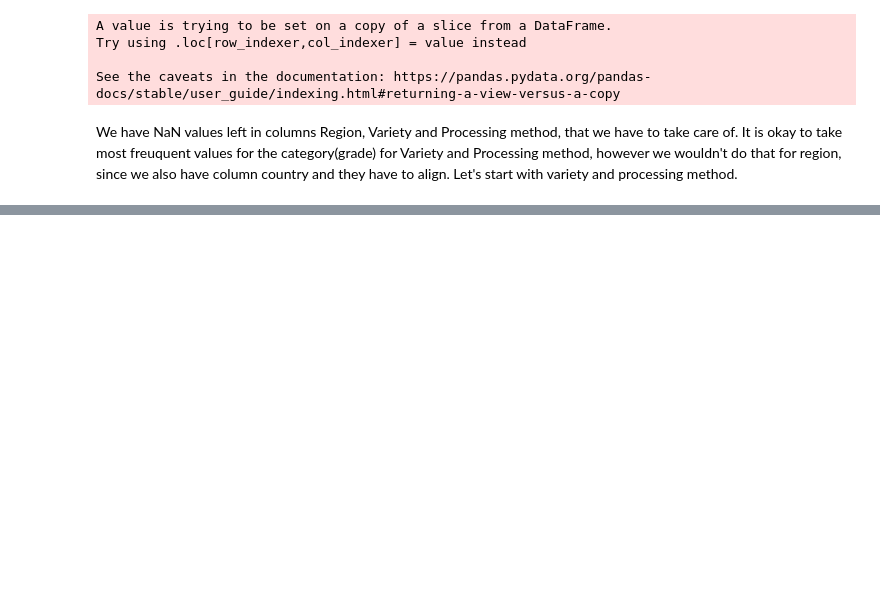
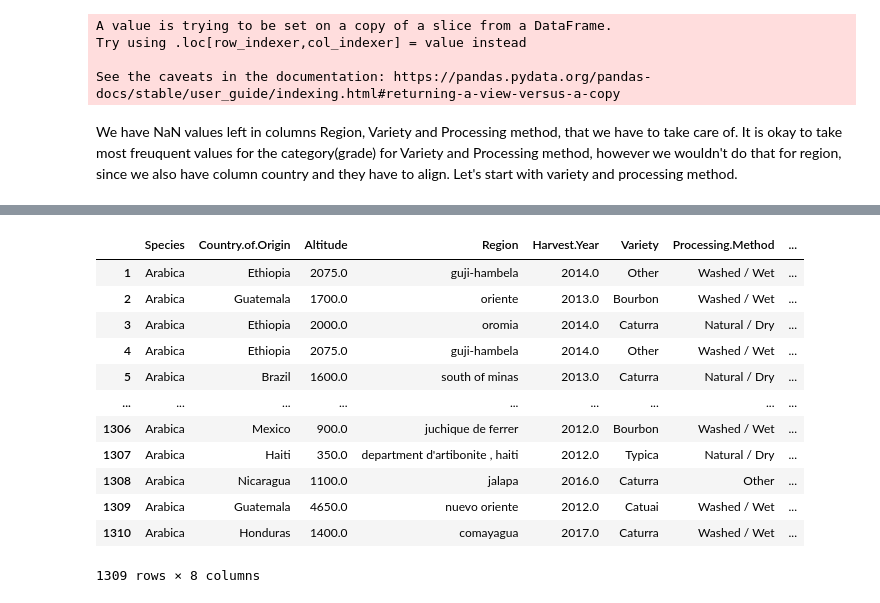
Before and after one commit to MariaEgrv/coffee_quality, a Jupyter notebook: coffee_quality.ipynb, the cells around one changed output, grey strips where cells are left out. Saved outputs shown, nothing was run; the diff lists cells and outputs as text; code cells hidden in the pictures; blank space fills up the shorter version.

```diff
--- a/coffee_quality.ipynb
+++ b/coffee_quality.ipynb
@@ -279,11 +266,9 @@ coffee_features_numerical = coffee_df[['Altitude', 'Harvest.Year']]
 for feature in coffee_features_numerical:
     value_for_excellent = coffee_df.groupby("Total.Cup.Points")[feature].median()[0]
     value_for_not_speciality = coffee_df.groupby("Total.Cup.Points")[feature].median()[1]
-    value_for_outstanding = coffee_df.groupby("Total.Cup.Points")[feature].median()[2]
-    value_for_very_good = coffee_df.groupby("Total.Cup.Points")[feature].median()[3]
+    value_for_very_good = coffee_df.groupby("Total.Cup.Points")[feature].median()[2]
     coffee_df.loc[(coffee_df["Total.Cup.Points"] == 'Excellent') & (coffee_df[feature].isnull()), feature] = value_for_excellent
     coffee_df.loc[(coffee_df["Total.Cup.Points"] == 'Not Specialty') & (coffee_df[feature].isnull()), feature] = value_for_not_speciality
-    coffee_df.loc[(coffee_df["Total.Cup.Points"] == 'Outstanding') & (coffee_df[feature].isnull()), feature] = value_for_outstanding
     coffee_df.loc[(coffee_df["Total.Cup.Points"] == 'Very Good') & (coffee_df[feature].isnull()), feature] = value_for_very_good
 print(coffee_df.isnull().sum())
 # %% [output]
@@ -309,13 +290,11 @@ coffee_df['Variety'].value_counts().index[0]
 # %%
 coffee_features_categorical = coffee_df[['Variety', 'Processing.Method']]
 for feature in coffee_features_categorical:
-    value_for_excellent = coffee_df.groupby("Total.Cup.Points")[feature].median()[0]
-    value_for_not_speciality = coffee_df.groupby("Total.Cup.Points")[feature].median()[1]
-    value_for_outstanding = coffee_df.groupby("Total.Cup.Points")[feature].median()[2]
-    value_for_very_good = coffee_df.groupby("Total.Cup.Points")[feature].median()[3]
+    value_for_excellent = coffee_df[[feature, 'Total.Cup.Points']].groupby(['Total.Cup.Points']).agg(lambda x:x.value_counts(dropna=True).index[0]).reset_index().loc[0][feature]
+    value_for_not_speciality = coffee_df[[feature, 'Total.Cup.Points']].groupby(['Total.Cup.Points']).agg(lambda x:x.value_counts(dropna=True).index[0]).reset_index().loc[1][feature]
+    value_for_very_good = coffee_df[[feature, 'Total.Cup.Points']].groupby(['Total.Cup.Points']).agg(lambda x:x.value_counts(dropna=True).index[0]).reset_index().loc[2][feature]
     coffee_df.loc[(coffee_df["Total.Cup.Points"] == 'Excellent') & (coffee_df[feature].isnull()), feature] = value_for_excellent
     coffee_df.loc[(coffee_df["Total.Cup.Points"] == 'Not Specialty') & (coffee_df[feature].isnull()), feature] = value_for_not_speciality
-    coffee_df.loc[(coffee_df["Total.Cup.Points"] == 'Outstanding') & (coffee_df[feature].isnull()), feature] = value_for_outstanding
     coffee_df.loc[(coffee_df["Total.Cup.Points"] == 'Very Good') & (coffee_df[feature].isnull()), feature] = value_for_very_good
 print(coffee_df.isnull().sum())
 # %% [output]
@@ -338,0 +312,5 @@ Name: Region, Length: 430, dtype: int64
+# %%
+nan_region = coffee_df[['Country.of.Origin', 'Region']][coffee_df['Region'].isnull()]
+for nan in nan_region.iterrows():
+    nan[1][1] = most_frequent_region[most_frequent_region['Country.of.Origin'] == nan[1][0]]['Region'].values[0]
+nan_region
@@ -339,3 +335,3 @@ Name: Region, Length: 430, dtype: int64
 # %%
-coffee_df.loc[pd.isnull(coffee_df['Region'])]
+coffee_df.loc[pd.isnull(coffee_df['Region']), 'Region'] = nan_region['Region']
 # %% [output]
@@ -366,0 +354,16 @@ print(diabetes_improved.isnull().sum())
+# %%
+coffee_df
+# %% [output]
+|  | Species | Country.of.Origin | Altitude | Region | Harvest.Year | Variety | Processing.Method | ... |
+| 1 | Arabica | Ethiopia | 2075.0 | guji-hambela | 2014.0 | Other | Washed / Wet | ... |
+| 2 | Arabica | Guatemala | 1700.0 | oriente | 2013.0 | Bourbon | Washed / Wet | ... |
+| 3 | Arabica | Ethiopia | 2000.0 | oromia | 2014.0 | Caturra | Natural / Dry | ... |
+| 4 | Arabica | Ethiopia | 2075.0 | guji-hambela | 2014.0 | Other | Washed / Wet | ... |
+| 5 | Arabica | Brazil | 1600.0 | south of minas | 2013.0 | Caturra | Natural / Dry | ... |
+| ... | ... | ... | ... | ... | ... | ... | ... | ... |
+| 1306 | Arabica | Mexico | 900.0 | juchique de ferrer | 2012.0 | Bourbon | Washed / Wet | ... |
+| 1307 | Arabica | Haiti | 350.0 | department d'artibonite , haiti | 2012.0 | Typica | Natural / Dry | ... |
+| 1308 | Arabica | Nicaragua | 1100.0 | jalapa | 2016.0 | Caturra | Other | ... |
+| 1309 | Arabica | Guatemala | 4650.0 | nuevo oriente | 2012.0 | Catuai | Washed / Wet | ... |
+| 1310 | Arabica | Honduras | 1400.0 | comayagua | 2017.0 | Caturra | Washed / Wet | ... |
+1309 rows × 8 columns
```
Also changed, not shown: parts of 19 cells of this notebook.
